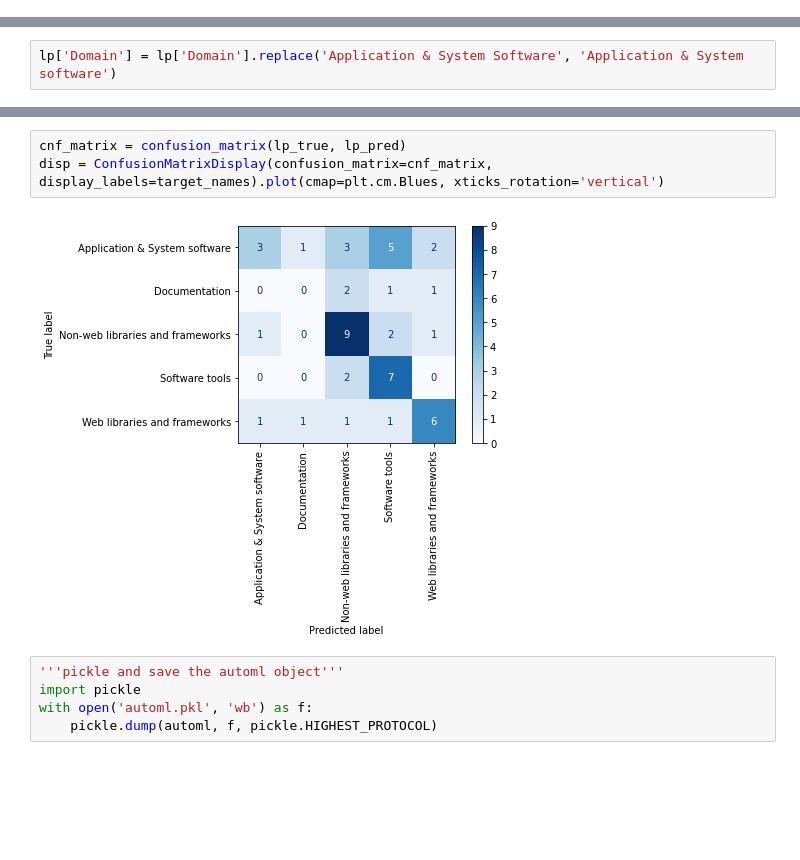
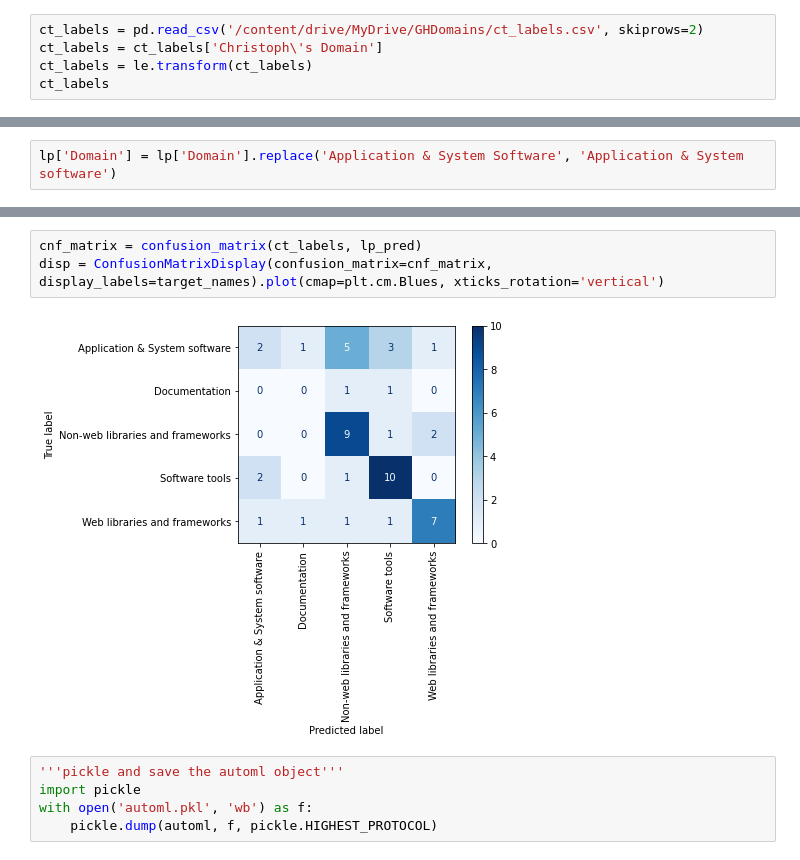
Before and after one commit to fzanart/GHDomains, a Jupyter notebook: Sentence_transformers.ipynb, the cells around one changed output, grey strips where cells are left out. Cells and saved outputs as stored; diff of their text form; blank space fills up the shorter version.

```diff
--- a/Sentence_transformers.ipynb
+++ b/Sentence_transformers.ipynb
@@ -391,3 +391,8 @@ lp['Description'] = lp['Description'].astype(str)
 lp['Description'] = lp['Description'].replace('nan','')
 lp['Text_data']   = lp['Description'] + lp['Readme'] + lp['Labels']
 lp_vectors = model.encode(lp['Text_data'].to_list())
+# %%
+ct_labels = pd.read_csv('/content/drive/MyDrive/GHDomains/ct_labels.csv', skiprows=2)
+ct_labels = ct_labels['Christoph\'s Domain']
+ct_labels = le.transform(ct_labels)
+ct_labels
@@ -442,8 +453,8 @@ Non-web libraries and frameworks       0.53      0.69      0.60        13
 # %%
-cnf_matrix = confusion_matrix(lp_true, lp_pred)
+cnf_matrix = confusion_matrix(ct_labels, lp_pred)
 disp = ConfusionMatrixDisplay(confusion_matrix=cnf_matrix, display_labels=target_names).plot(cmap=plt.cm.Blues, xticks_rotation='vertical')
 # %% [output]
-[figure, old version]
+[figure, new version]
 # %%
 '''pickle and save the automl object'''
 import pickle
```
Also changed, not shown: parts of 3 cells of this notebook.
